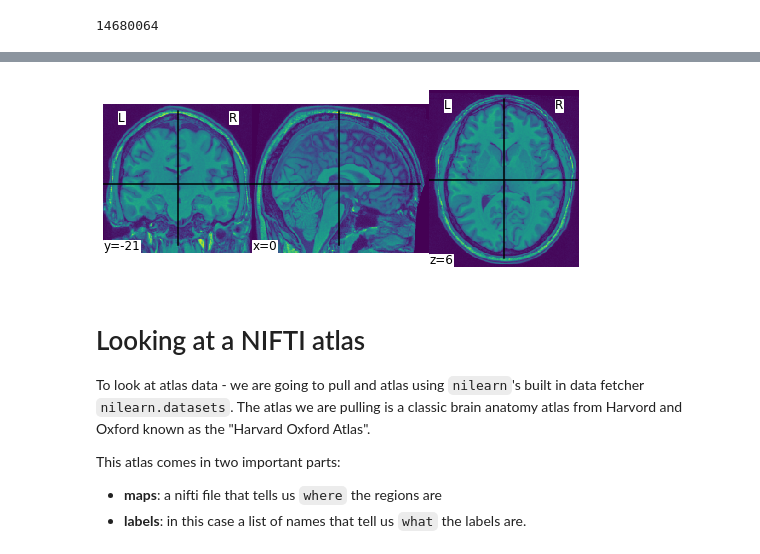
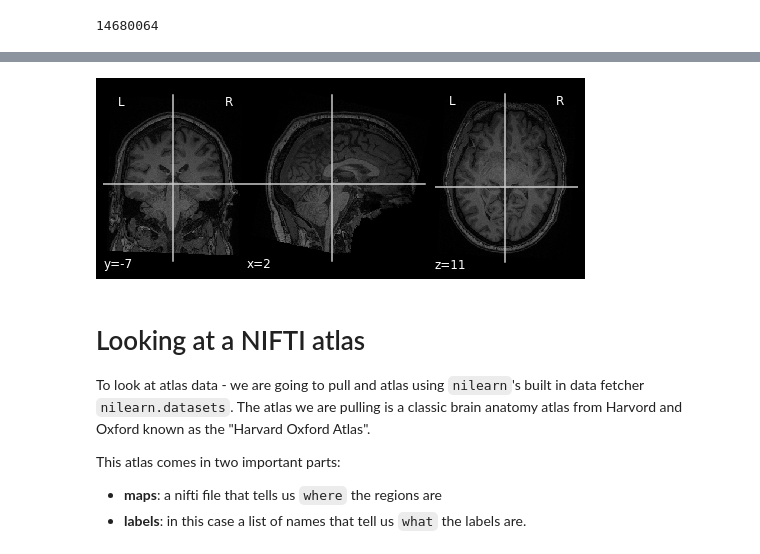
Before and after one commit to krembilneuroinformatics/kcni-school-lessons, a Jupyter notebook: day5/notebooks/Neuroimaging_Connectomics_01_images_surfaces_atlases.ipynb, the cells around one changed output, grey strips where cells are left out. Saved outputs shown, nothing was run; the diff lists cells and outputs as text; code cells hidden in the pictures.

```diff
--- a/day5/notebooks/Neuroimaging_Connectomics_01_images_surfaces_atlases.ipynb
+++ b/day5/notebooks/Neuroimaging_Connectomics_01_images_surfaces_atlases.ipynb
@@ -154,7 +150,8 @@ plot_img(t1w_img);
-# %%
-plot_img('data/sub-MSC01/anat/MSC01_mpr_debias_avgT_111_t88.nii.gz');
-# %% [output]
-[figure, removed]
+# %%
+from nilearn.plotting import plot_anat
+plot_anat(t1w_img);
+# %% [output]
+[figure, added]
 # %% [markdown]
 # Looking at a NIFTI atlas
 
```
Also changed, not shown: parts of 11 cells of this notebook, 3 other files.
